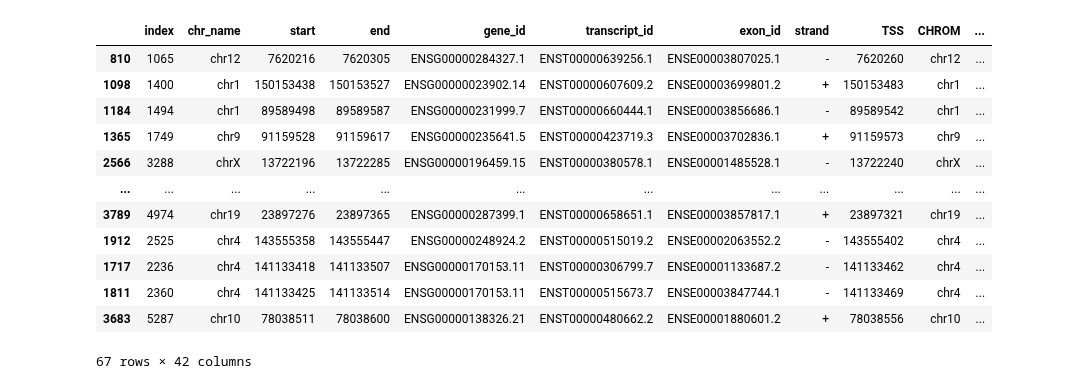
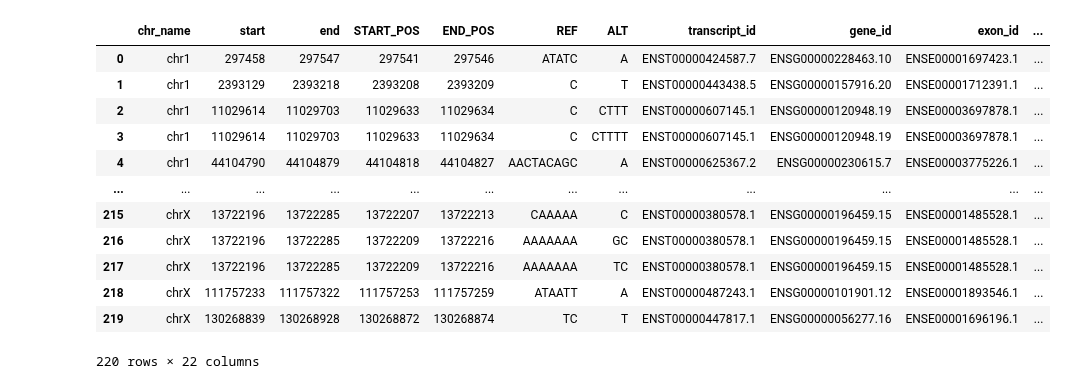
Before and after one commit to duttaprat/Postdoc, a Jupyter notebook: Genetic_variant/GDC_VCF/variant_analysis/DNABERT_postprocessing_TATA_probab.ipynb, the cells around one changed output. Saved outputs shown, nothing was run; the diff lists cells and outputs as text; code cells hidden in the pictures.

```diff
--- a/Genetic_variant/GDC_VCF/variant_analysis/DNABERT_postprocessing_TATA_probab.ipynb
+++ b/Genetic_variant/GDC_VCF/variant_analysis/DNABERT_postprocessing_TATA_probab.ipynb
@@ -12,6 +12,6 @@ from IPython.display import display, HTML
 # %%
 non_coding_region="core_prom"
 core_prom_type= "TATA"
-cancer_type= "Brain"
+cancer_type= "Lung"
 # %%
 base_dir = "/home/pdutta/Data/Cancer_wiseGDC/New_data/{}/Generated_files/DNABERT_Data/{}/Patient_wise".format(cancer_type, non_coding_region)
@@ -38,5 +77,5 @@ df_core_prom
 # %%
-with open("/home/pdutta/Data/Cancer_wiseGDC/New_data/Brain/Generated_files/Intersected_Data/intersected_vcf_{}_data.pkl".format(non_coding_region), "rb") as file:
+with open("/home/pdutta/Data/Cancer_wiseGDC/New_data/{}/Generated_files/Intersected_Data/intersected_vcf_{}_data.pkl".format(cancer_type, non_coding_region), "rb") as file:
     loaded_dictionary = pickle.load(file)
 # %%
 len(loaded_dictionary)
@@ -124,21 +165,47 @@ patient_dfs[0]
 # %%
-# Concatenate the patient dataframes and drop duplicates to get all unique regions across the patients
-unique_patient_regions = pd.concat(patient_dfs).drop_duplicates(subset=['chr_name', 'transcript_id', 'start', 'end', 'START_POS', 'END_POS', 'REF', 'ALT'])
+# Concatenate the patient dataframes
+concatenated_df = pd.concat(patient_dfs)
+
+# Group by specified key columns
+grouped_df = concatenated_df.groupby(['chr_name', 'start', 'end', 'START_POS', 'END_POS', 'REF', 'ALT'])
+
+# Aggregate various columns differently
+unique_patient_regions = grouped_df.agg({
+    'transcript_id': lambda x: ', '.join(x.unique()),  # Comma-separated list of unique values
+    'gene_id': lambda x: ', '.join(x.unique()),  # Same for gene_id
+    'exon_id': lambda x: ', '.join(x.unique()),  # And for exon_id
+    'strand': 'first',  # Assuming it does not vary
+    'TSS': 'first',  # Assuming it does not vary
+    'CHROM': 'first',  # Assuming it does not vary
+    'ID': lambda x: ', '.join(x.unique()),  # If ID can vary, aggregate uniquely
+    'QUAL': 'first',  # Average quality score might be meaningful
+    'FILTER': 'first',  # Generally does not vary if other key fields don't
+    # For boolean or categorical data, use the first or mode
+    'SNP': 'first',  # Assuming SNP designation does not vary
+    'DP': 'sum',  # Total read depth might be aggregated by sum
+    'Ref_probab': 'first',  # Mean probabilities for reference alleles
+    'Alt_probab': 'first',  # Mean probabilities for alternate alleles
+    'ScoreChange': 'first',  # Sum of score changes might be useful
+    'LogOddRatio': 'first',  # Average of log-odds ratios
+    # Continue for other fields as appropriate
+}).reset_index()
+
+# Display the modified DataFrame structure
 unique_patient_regions
 # %% [output]
-|  | index | chr_name | start | end | gene_id | transcript_id | exon_id | strand | TSS | CHROM | ... |
-| 810 | 1065 | chr12 | 7620216 | 7620305 | ENSG00000284327.1 | ENST00000639256.1 | ENSE00003807025.1 | - | 7620260 | chr12 | ... |
-| 1098 | 1400 | chr1 | 150153438 | 150153527 | ENSG00000023902.14 | ENST00000607609.2 | ENSE00003699801.2 | + | 150153483 | chr1 | ... |
-| 1184 | 1494 | chr1 | 89589498 | 89589587 | ENSG00000231999.7 | ENST00000660444.1 | ENSE00003856686.1 | - | 89589542 | chr1 | ... |
-| 1365 | 1749 | chr9 | 91159528 | 91159617 | ENSG00000235641.5 | ENST00000423719.3 | ENSE00003702836.1 | + | 91159573 | chr9 | ... |
-| 2566 | 3288 | chrX | 13722196 | 13722285 | ENSG00000196459.15 | ENST00000380578.1 | ENSE00001485528.1 | - | 13722240 | chrX | ... |
+|  | chr_name | start | end | START_POS | END_POS | REF | ALT | transcript_id | gene_id | exon_id | ... |
+| 0 | chr1 | 297458 | 297547 | 297541 | 297546 | ATATC | A | ENST00000424587.7 | ENSG00000228463.10 | ENSE00001697423.1 | ... |
+| 1 | chr1 | 2393129 | 2393218 | 2393208 | 2393209 | C | T | ENST00000443438.5 | ENSG00000157916.20 | ENSE00001712391.1 | ... |
+| 2 | chr1 | 11029614 | 11029703 | 11029633 | 11029634 | C | CTTT | ENST00000607145.1 | ENSG00000120948.19 | ENSE00003697878.1 | ... |
+| 3 | chr1 | 11029614 | 11029703 | 11029633 | 11029634 | C | CTTTT | ENST00000607145.1 | ENSG00000120948.19 | ENSE00003697878.1 | ... |
+| 4 | chr1 | 44104790 | 44104879 | 44104818 | 44104827 | AACTACAGC | A | ENST00000625367.2 | ENSG00000230615.7 | ENSE00003775226.1 | ... |
 | ... | ... | ... | ... | ... | ... | ... | ... | ... | ... | ... | ... |
-| 3789 | 4974 | chr19 | 23897276 | 23897365 | ENSG00000287399.1 | ENST00000658651.1 | ENSE00003857817.1 | + | 23897321 | chr19 | ... |
-| 1912 | 2525 | chr4 | 143555358 | 143555447 | ENSG00000248924.2 | ENST00000515019.2 | ENSE00002063552.2 | - | 143555402 | chr4 | ... |
-| 1717 | 2236 | chr4 | 141133418 | 141133507 | ENSG00000170153.11 | ENST00000306799.7 | ENSE00001133687.2 | - | 141133462 | chr4 | ... |
-| 1811 | 2360 | chr4 | 141133425 | 141133514 | ENSG00000170153.11 | ENST00000515673.7 | ENSE00003847744.1 | - | 141133469 | chr4 | ... |
-| 3683 | 5287 | chr10 | 78038511 | 78038600 | ENSG00000138326.21 | ENST00000480662.2 | ENSE00001880601.2 | + | 78038556 | chr10 | ... |
+| 215 | chrX | 13722196 | 13722285 | 13722207 | 13722213 | CAAAAA | C | ENST00000380578.1 | ENSG00000196459.15 | ENSE00001485528.1 | ... |
+| 216 | chrX | 13722196 | 13722285 | 13722209 | 13722216 | AAAAAAA | GC | ENST00000380578.1 | ENSG00000196459.15 | ENSE00001485528.1 | ... |
+| 217 | chrX | 13722196 | 13722285 | 13722209 | 13722216 | AAAAAAA | TC | ENST00000380578.1 | ENSG00000196459.15 | ENSE00001485528.1 | ... |
+| 218 | chrX | 111757233 | 111757322 | 111757253 | 111757259 | ATAATT | A | ENST00000487243.1 | ENSG00000101901.12 | ENSE00001893546.1 | ... |
+| 219 | chrX | 130268839 | 130268928 | 130268872 | 130268874 | TC | T | ENST00000447817.1 | ENSG00000056277.16 | ENSE00001696196.1 | ... |
-67 rows × 42 columns
+220 rows × 22 columns
 # %%
 filtered_regions = unique_patient_regions.groupby(['chr_name', 'transcript_id', 'start', 'end']).filter(lambda x: len(x) > 1 and not all(x['START_POS'].eq(x['START_POS'].iloc[0]) & x['END_POS'].eq(x['END_POS'].iloc[0]) & x['REF'].eq(x['REF'].iloc[0]) & x['ALT'].eq(x['ALT'].iloc[0])))
 filtered_regions
```
Also changed, not shown: parts of 24 cells of this notebook, 32 other files.
